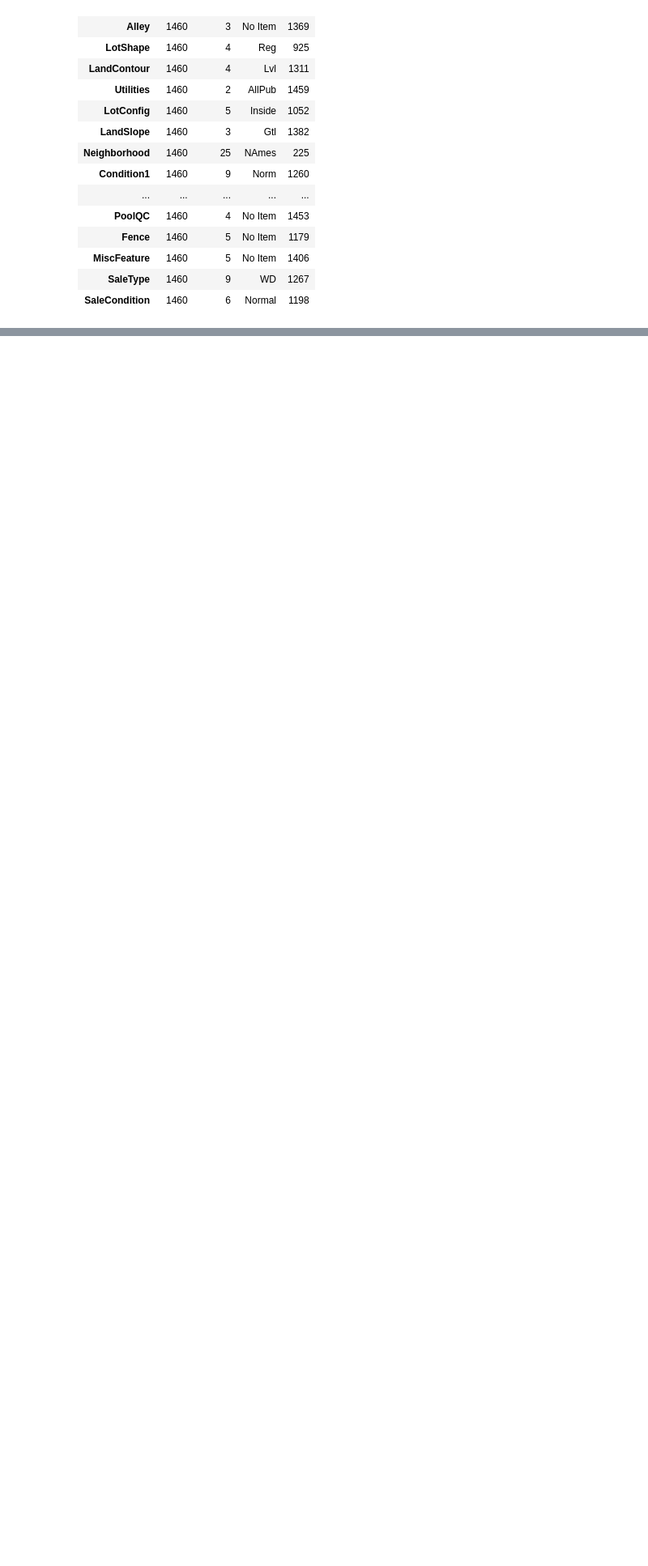
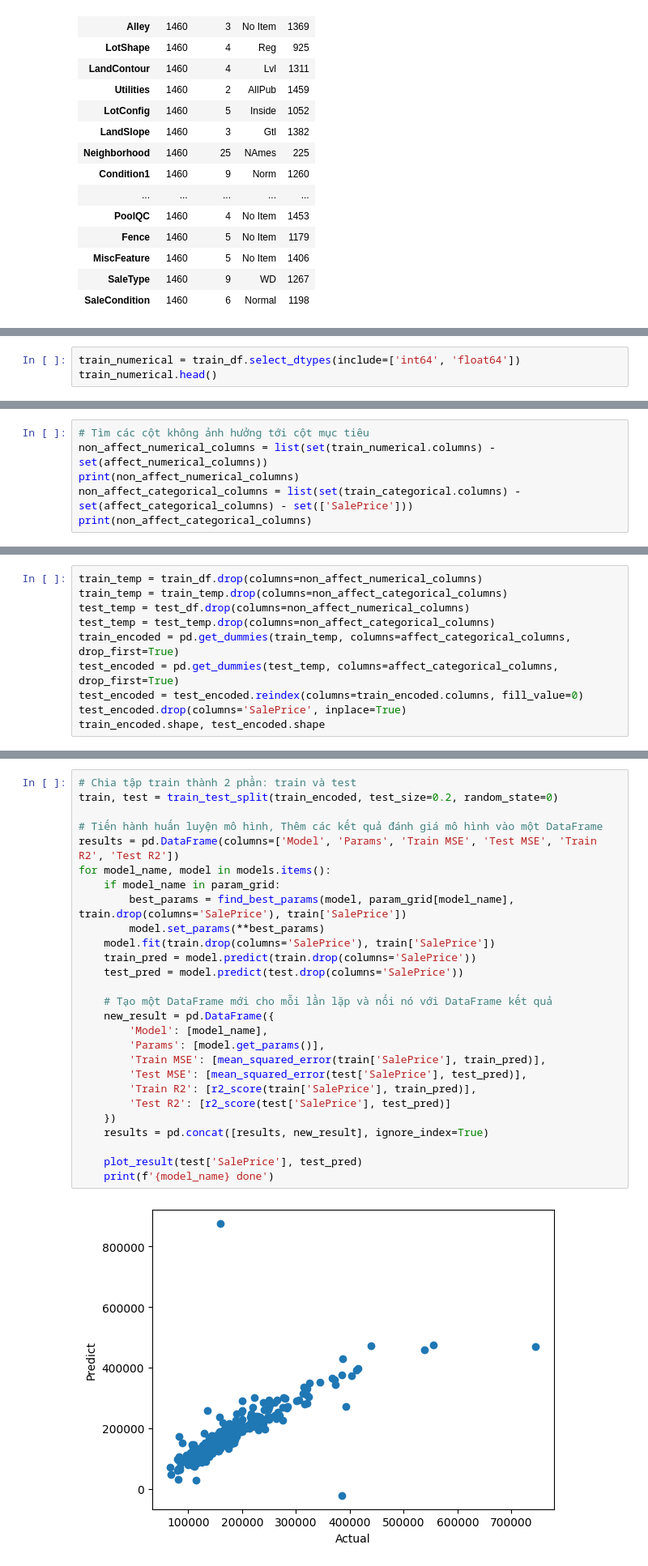
Before and after one commit to HungLVT/DA-Seminar, a Jupyter notebook: notebook.ipynb, the cells around one changed output, grey strips where cells are left out. Shown at 81% size. Drawn from its saved outputs; the diff is of its cells as text; blank space fills up the shorter version.

Commit message:
Xong model

```diff
--- a/notebook.ipynb
+++ b/notebook.ipynb
@@ -424,0 +473,3 @@ test_df.describe(include='object').T
+# %%
+train_numerical = train_df.select_dtypes(include=['int64', 'float64'])
+train_numerical.head()
@@ -424,0 +509,6 @@ test_df.describe(include='object').T
+# %%
+# Tìm các cột không ảnh hưởng tới cột mục tiêu
+non_affect_numerical_columns = list(set(train_numerical.columns) - set(affect_numerical_columns))
+print(non_affect_numerical_columns)
+non_affect_categorical_columns = list(set(train_categorical.columns) - set(affect_categorical_columns) - set(['SalePrice']))
+print(non_affect_categorical_columns)
@@ -424,0 +522,10 @@ test_df.describe(include='object').T
+# %%
+train_temp = train_df.drop(columns=non_affect_numerical_columns)
+train_temp = train_temp.drop(columns=non_affect_categorical_columns)
+test_temp = test_df.drop(columns=non_affect_numerical_columns)
+test_temp = test_temp.drop(columns=non_affect_categorical_columns)
+train_encoded = pd.get_dummies(train_temp, columns=affect_categorical_columns, drop_first=True)
+test_encoded = pd.get_dummies(test_temp, columns=affect_categorical_columns, drop_first=True)
+test_encoded = test_encoded.reindex(columns=train_encoded.columns, fill_value=0)
+test_encoded.drop(columns='SalePrice', inplace=True)
+train_encoded.shape, test_encoded.shape
@@ -424,0 +647,29 @@ test_df.describe(include='object').T
+# %%
+# Chia tập train thành 2 phần: train và test
+train, test = train_test_split(train_encoded, test_size=0.2, random_state=0)
+
+# Tiến hành huấn luyện mô hình, Thêm các kết quả đánh giá mô hình vào một DataFrame
+results = pd.DataFrame(columns=['Model', 'Params', 'Train MSE', 'Test MSE', 'Train R2', 'Test R2'])
+for model_name, model in models.items():
+    if model_name in param_grid:
+        best_params = find_best_params(model, param_grid[model_name], train.drop(columns='SalePrice'), train['SalePrice'])
+        model.set_params(**best_params)
+    model.fit(train.drop(columns='SalePrice'), train['SalePrice'])
+    train_pred = model.predict(train.drop(columns='SalePrice'))
+    test_pred = model.predict(test.drop(columns='SalePrice'))
+
+    # Tạo một DataFrame mới cho mỗi lần lặp và nối nó với DataFrame kết quả
+    new_result = pd.DataFrame({
+        'Model': [model_name],
+        'Params': [model.get_params()],
+        'Train MSE': [mean_squared_error(train['SalePrice'], train_pred)],
+        'Test MSE': [mean_squared_error(test['SalePrice'], test_pred)],
+        'Train R2': [r2_score(train['SalePrice'], train_pred)],
+        'Test R2': [r2_score(test['SalePrice'], test_pred)]
+    })
+    results = pd.concat([results, new_result], ignore_index=True)
+
+    plot_result(test['SalePrice'], test_pred)
+    print(f'{model_name} done')
+# %% [output]
+[figure, added]
```
Also changed, not shown: parts of 25 cells of this notebook, 1 other file.
